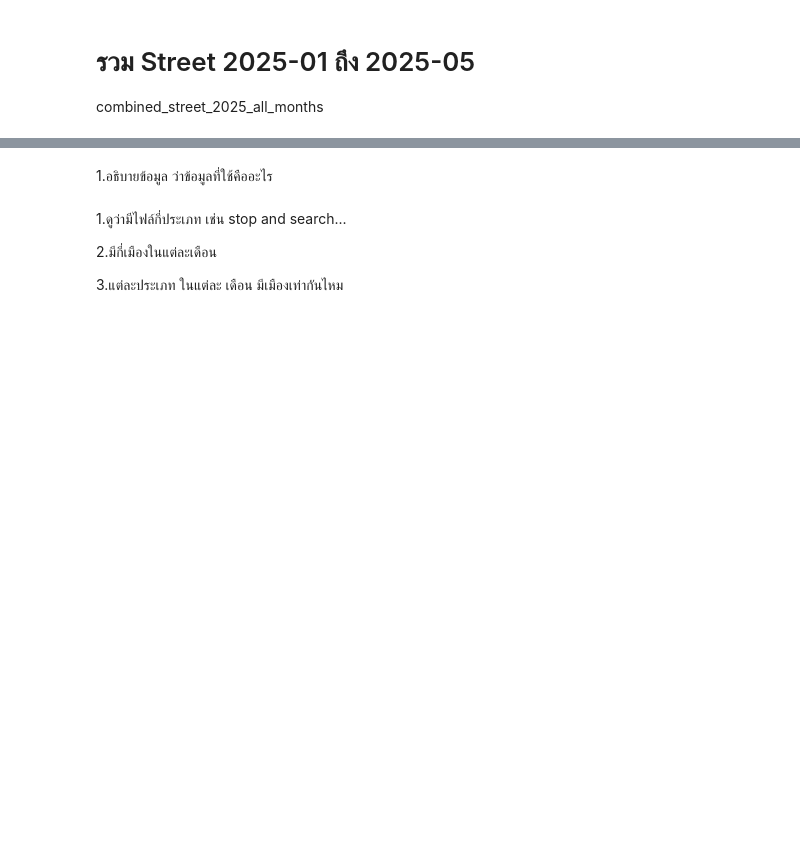
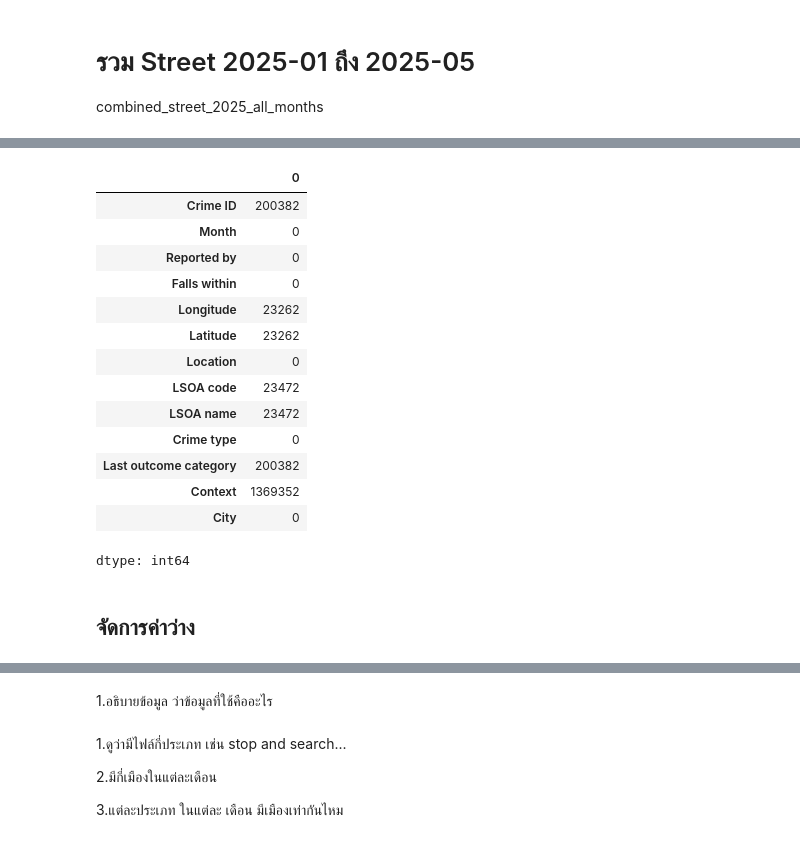
Before and after one commit to jangInw007/JENZY_Project, a Jupyter notebook: JENZY_is_perfect_project_Basicpro.ipynb, the cells around one changed output, grey strips where cells are left out. Saved outputs shown, nothing was run; the diff lists cells and outputs as text; code cells hidden in the pictures; blank space fills up the shorter version.

```diff
--- a/JENZY_is_perfect_project_Basicpro.ipynb
+++ b/JENZY_is_perfect_project_Basicpro.ipynb
@@ -410,3 +518,23 @@ Combined DataFrame from 2025-01 to 2025-05 street files with 'City' and 'Month'
 | 1369349 | 2b2ca2515042b77218ceca1262c6c778c... | 05 | Warwickshire Police | Warwickshire Police | NaN | NaN | No Location | NaN | NaN | ... |
 | 1369350 | 27505aaece44305b26d6c4a5414ec397a... | 05 | Warwickshire Police | Warwickshire Police | NaN | NaN | No Location | NaN | NaN | ... |
 | 1369351 | 9e9f9300dea21111db17f31dafeb2f70e... | 05 | Warwickshire Police | Warwickshire Police | NaN | NaN | No Location | NaN | NaN | ... |
+# %%
+combined_street_2025_all_months.isnull().sum()
+# %% [output]
+|  | 0 |
+| Crime ID | 200382 |
+| Month | 0 |
+| Reported by | 0 |
+| Falls within | 0 |
+| Longitude | 23262 |
+| Latitude | 23262 |
+| Location | 0 |
+| LSOA code | 23472 |
+| LSOA name | 23472 |
+| Crime type | 0 |
+| Last outcome category | 200382 |
+| Context | 1369352 |
+| City | 0 |
+dtype: int64
+# %% [markdown]
+## จัดการค่าว่าง
```
Also changed, not shown: parts of 12 cells of this notebook.
